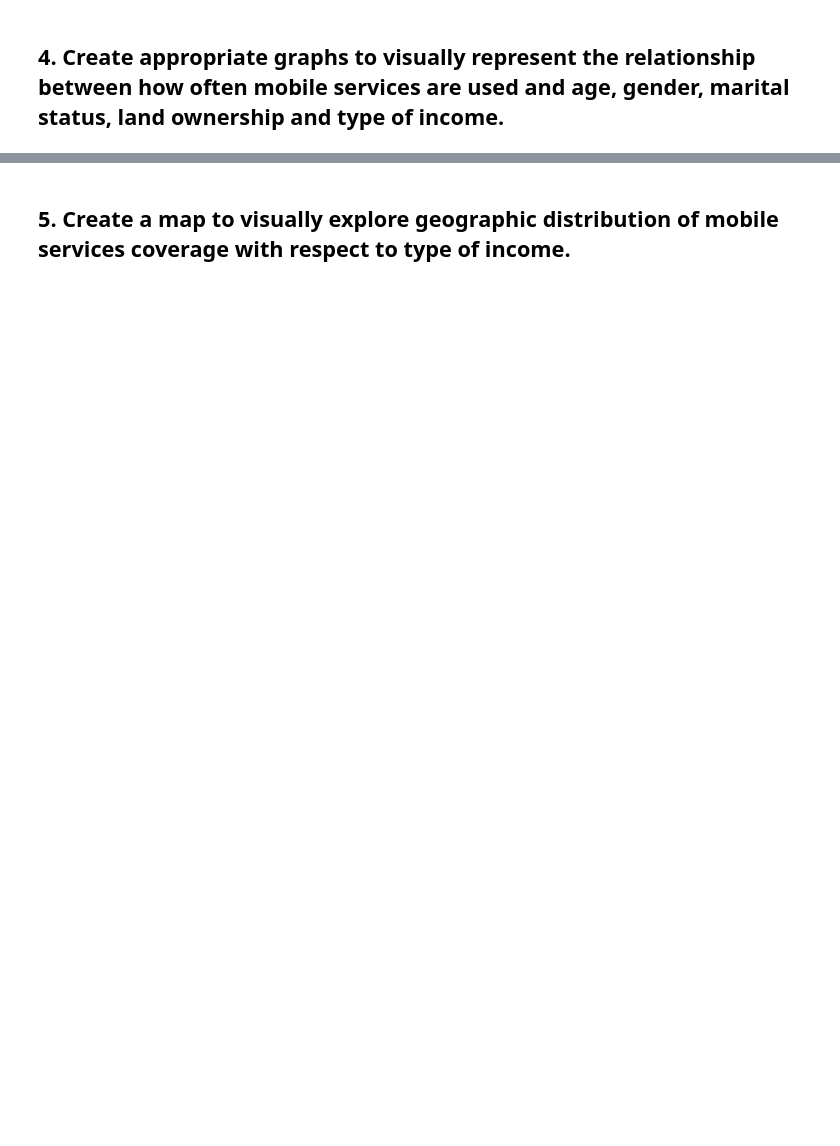
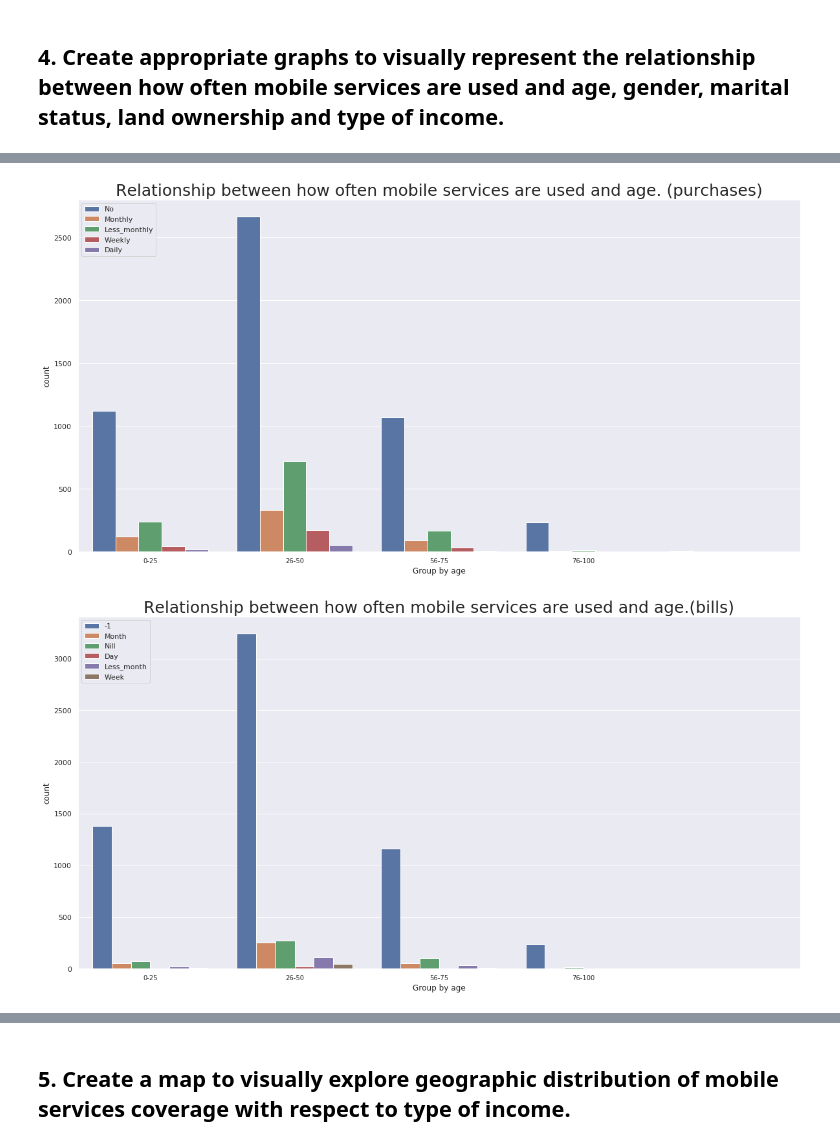
Before and after one commit to pulengmoru/data_visualization, a Jupyter notebook: mobile_money/mobile_money.ipynb, the cells around one changed output, grey strips where cells are left out. Drawn from its saved outputs; the diff is of its cells as text; code cells hidden in the pictures; blank space fills up the shorter version.

```diff
--- a/mobile_money/mobile_money.ipynb
+++ b/mobile_money/mobile_money.ipynb
@@ -218,20 +261,23 @@ cash_outlet.groupby(by='mobile money bills').size()
 # %%
 cash_outlet['Group by age'] = cash_outlet.age.apply(lambda x : int(x/25) * 10)
 
 plt.figure(figsize=(20,10))
 sns.countplot(x = 'Group by age', hue = 'mobile money purchases',data = cash_outlet)
 plt.legend(loc = 'best')
-plt.title("Relationship between how often mobile services are used and age", fontsize=25)
+plt.title("Relationship between how often mobile services are used and age. (purchases)", fontsize=25)
 plt.xticks(np.arange(4), ['0-25', '26-50', '56-75', '76-100'], fontsize=10)
 
 plt.show()
 
 plt.figure(figsize=(20,10))
 sns.countplot(x = 'Group by age', hue = 'mobile money bills',data = cash_outlet)
 plt.legend(loc = 'best')
-plt.title("Relationship between how often mobile services are used and age", fontsize=25)
+plt.title("Relationship between how often mobile services are used and age.(bills)", fontsize=25)
 plt.xticks(np.arange(4), ['0-25', '26-50', '56-75', '76-100'], fontsize=10)
 
 plt.show()
+# %% [output]
+[figure, added]
+[figure, added]
 # %%
 plt.figure(figsize=(20,10))
```
Also changed, not shown: parts of 17 cells of this notebook, 1 other file.
